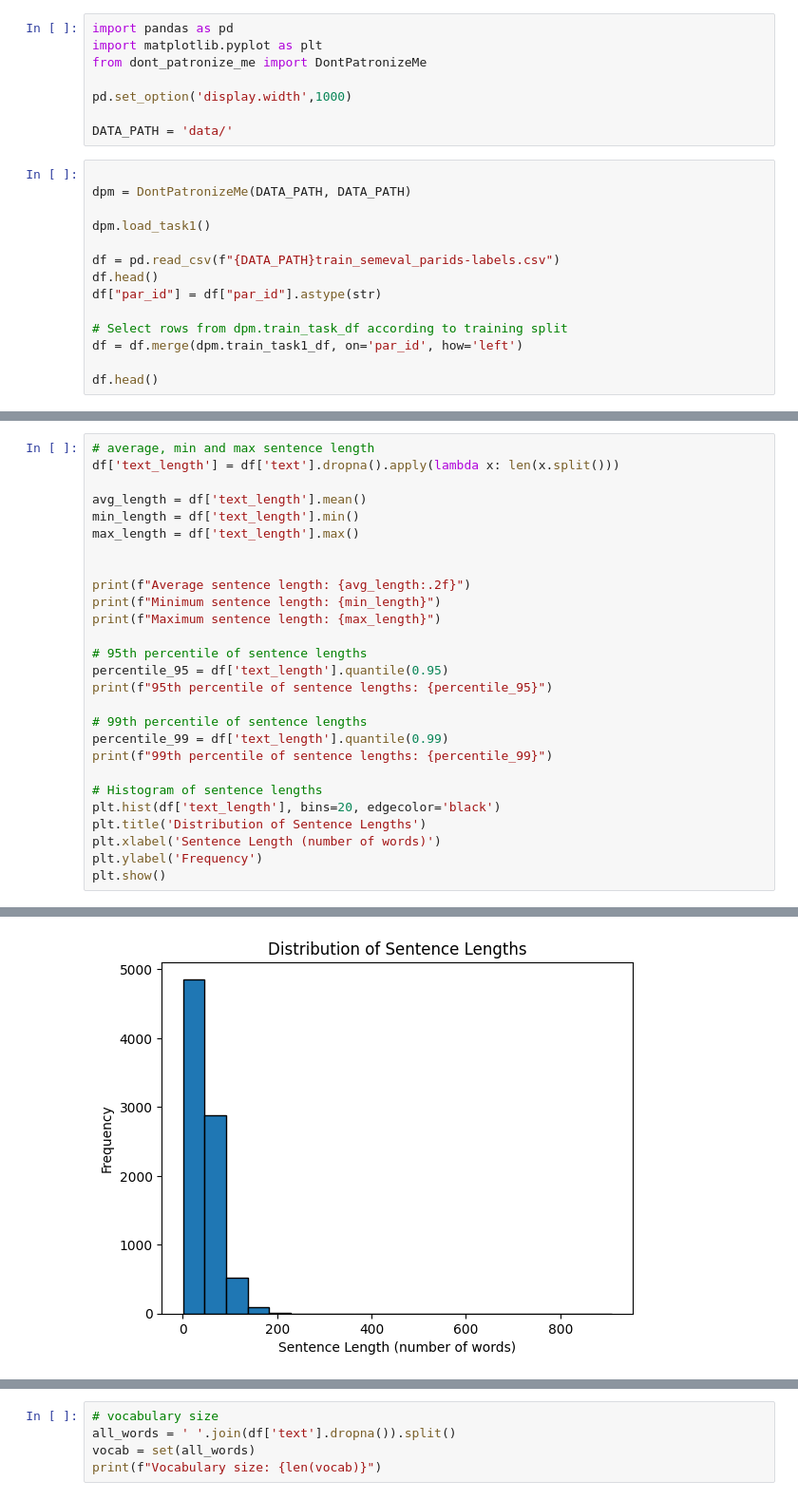
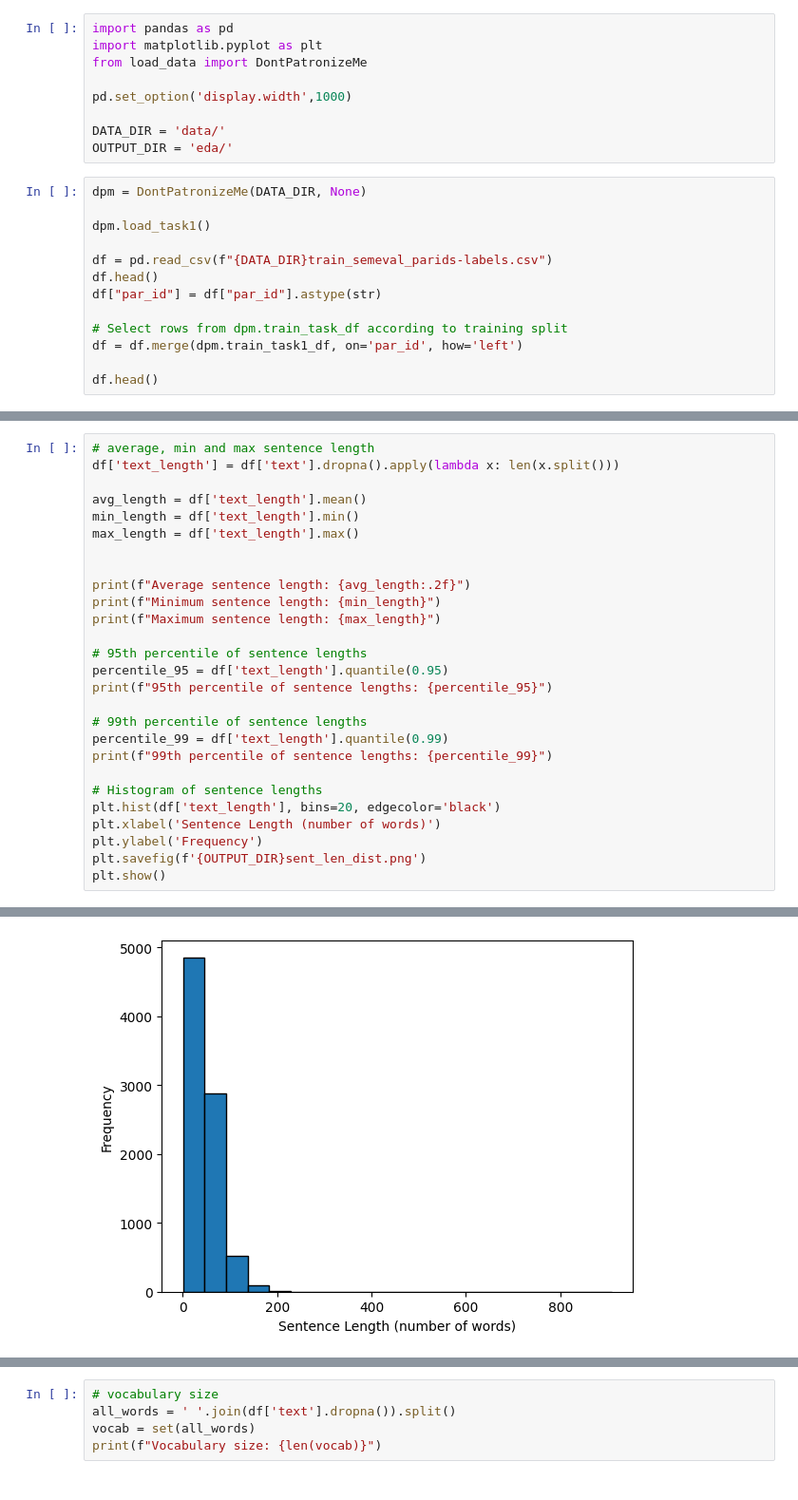
Before and after one commit to matthewalex4/nlp-cw, a Jupyter notebook: eda.ipynb, the cells around one changed output, grey strips where cells are left out. Shown at 95% size. Cells and saved outputs as stored; diff of their text form.

Commit message:
wip: resplit data

```diff
--- a/eda.ipynb
+++ b/eda.ipynb
@@ -1,18 +21,18 @@
 # %%
 import pandas as pd
 import matplotlib.pyplot as plt
-from dont_patronize_me import DontPatronizeMe
+from load_data import DontPatronizeMe
 
 pd.set_option('display.width',1000)
 
-DATA_PATH = 'data/'
+DATA_DIR = 'data/'
+OUTPUT_DIR = 'eda/'
 # %%
-
-dpm = DontPatronizeMe(DATA_PATH, DATA_PATH)
+dpm = DontPatronizeMe(DATA_DIR, None)
 
 dpm.load_task1()
 
-df = pd.read_csv(f"{DATA_PATH}train_semeval_parids-labels.csv")
+df = pd.read_csv(f"{DATA_DIR}train_semeval_parids-labels.csv")
 df.head()
 df["par_id"] = df["par_id"].astype(str)
 
@@ -32,35 +52,35 @@ df.head()
 df['text_length'] = df['text'].dropna().apply(lambda x: len(x.split()))
 
 avg_length = df['text_length'].mean()
 min_length = df['text_length'].min()
 max_length = df['text_length'].max()
 
 
 print(f"Average sentence length: {avg_length:.2f}")
 print(f"Minimum sentence length: {min_length}")
 print(f"Maximum sentence length: {max_length}")
 
 # 95th percentile of sentence lengths
 percentile_95 = df['text_length'].quantile(0.95)
 print(f"95th percentile of sentence lengths: {percentile_95}")
 
 # 99th percentile of sentence lengths
 percentile_99 = df['text_length'].quantile(0.99)
 print(f"99th percentile of sentence lengths: {percentile_99}")
 
 # Histogram of sentence lengths
 plt.hist(df['text_length'], bins=20, edgecolor='black')
-plt.title('Distribution of Sentence Lengths')
 plt.xlabel('Sentence Length (number of words)')
 plt.ylabel('Frequency')
+plt.savefig(f'{OUTPUT_DIR}sent_len_dist.png')
 plt.show()
 # %% [output]
 Average sentence length: 48.68
 Minimum sentence length: 1
 Maximum sentence length: 909
 95th percentile of sentence lengths: 102.0
 99th percentile of sentence lengths: 142.0
-[figure, old version]
+[figure, new version]
 # %%
 # distribution of labels
 label_counts = df['label_y'].value_counts()
```
Also changed, not shown: parts of 2 cells of this notebook, 3 other files.
